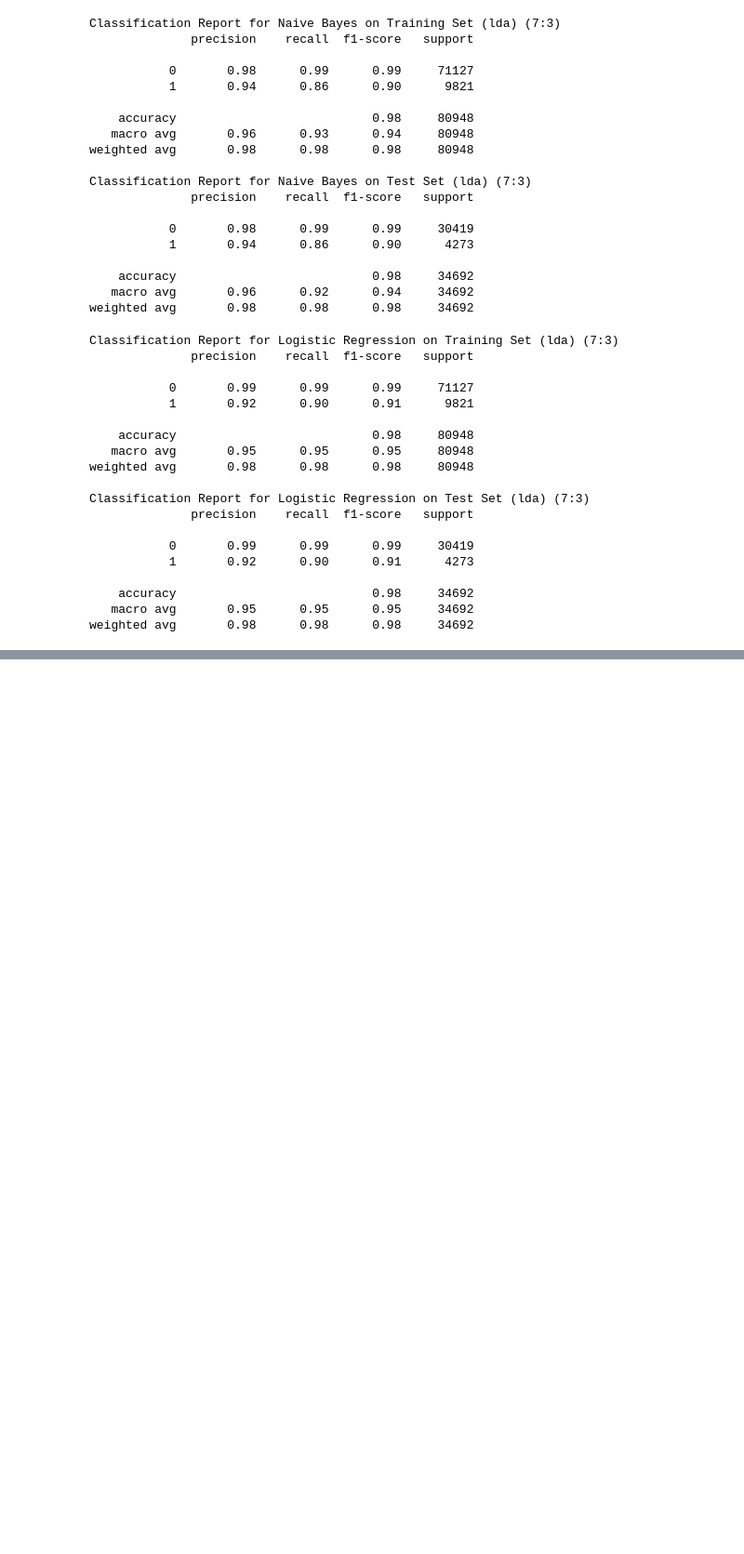
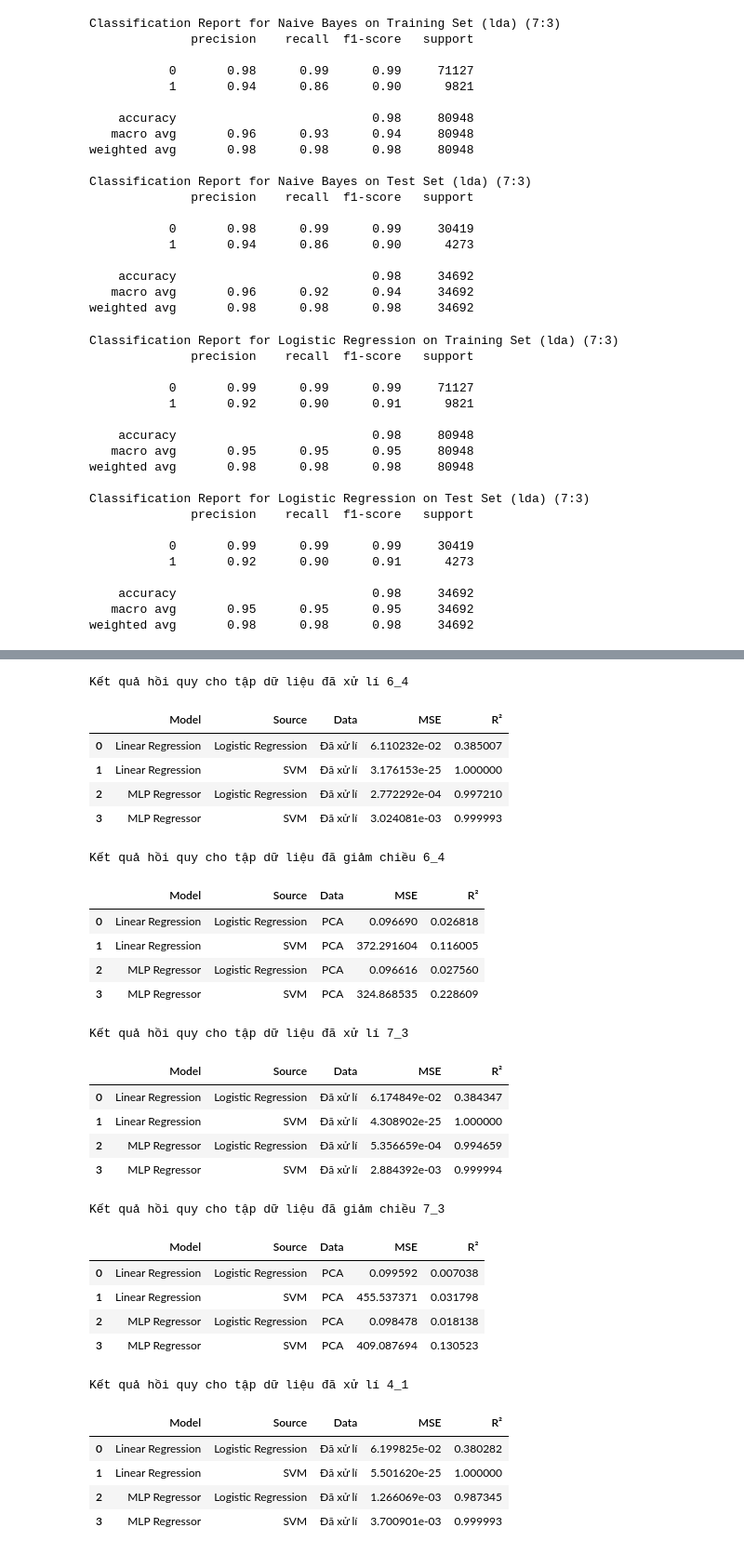
Before and after one commit to Yusshiro/Churn-Banking, a Jupyter notebook: churn_banking_kmeans.ipynb, the cells around one changed output, grey strips where cells are left out. Shown: that part at 93% size. Drawn from its saved outputs; the diff is of its cells as text; code cells hidden in the pictures; blank space fills up the shorter version.

```diff
--- a/churn_banking_kmeans.ipynb
+++ b/churn_banking_kmeans.ipynb
@@ -790,7 +602,7 @@ Confusion Matrix for Naive Bayes on Test Set (4:1)
 from sklearn.model_selection import train_test_split
 X_train_pca_7_3, X_test_pca_7_3, y_train_pca_7_3, y_test_pca_7_3 = train_test_split(X_pca, y, test_size=0.3, random_state=42)
 X_train_pca_6_4, X_test_pca_6_4, y_train_pca_6_4, y_test_pca_6_4 = train_test_split(X_pca, y, test_size=0.4, random_state=42)
-X_train_pca_8_2, X_test_pca_8_2, y_train_pca_8_2, y_test_pca_8_2 = train_test_split(X_pca, y, test_size=0.2, random_state=42)
+X_train_pca_4_1, X_test_pca_4_1, y_train_pca_4_1, y_test_pca_4_1 = train_test_split(X_pca, y, test_size=0.2, random_state=42)
 # %%
 from sklearn.naive_bayes import GaussianNB
 gnb = GaussianNB()
@@ -924,17 +736,17 @@ weighted avg       0.95      0.95      0.95     46256
 # 4-1
 # %%
 # Huấn luyện và dự đoán cho tỷ lệ 4:1
-gnb.fit(X_train_pca_8_2, y_train_pca_8_2)
-y_pred_pca_nb_8_2 = gnb.predict(X_train_pca_8_2)
+gnb.fit(X_train_pca_4_1, y_train_pca_4_1)
+y_pred_pca_nb_4_1 = gnb.predict(X_train_pca_4_1)
 
 # Đánh giá mô hình trên tập huấn luyện (4:1)
 print("Classification Report for Naive Bayes on Training Set (pca) (4:1)")
-print(classification_report(y_train_pca_8_2, y_pred_pca_nb_8_2))
+print(classification_report(y_train_pca_4_1, y_pred_pca_nb_4_1))
 
 # Dự đoán trên tập kiểm tra (4:1)
-y_pred = gnb.predict(X_test_pca_8_2)
+y_pred = gnb.predict(X_test_pca_4_1)
 print("Classification Report for Naive Bayes on Test Set (pca) (4:1)")
-print(classification_report(y_test_pca_8_2, y_pred))
+print(classification_report(y_test_pca_4_1, y_pred))
 # %% [output]
 Classification Report for Naive Bayes on Training Set (pca) (4:1)
               precision    recall  f1-score   support
@@ -1201,0 +1121,68 @@ weighted avg       0.98      0.98      0.98     34692
+# %%
+# Dữ liệu mẫu: splits là từ điển chứa tên các phân chia dữ liệu và tỷ lệ kiểm tra
+splits = {'6_4': 0.4, '7_3': 0.3, '4_1':0.2}  # Ví dụ
+# Chạy hồi quy trên mỗi tập chia dữ liệu
+for split_name, test_size in splits.items():
+    X_train = globals()[f'X_train_{split_name}']
+    y_train = globals()[f'y_train_{split_name}']
+    X_test = globals()[f'X_test_{split_name}']
+    y_test = globals()[f'y_test_{split_name}']
+
+    # Bước 1: Huấn luyện Logistic Regression và lấy xác suất lớp 1
+    logistic_regression = LogisticRegression()
+    logistic_regression.fit(X_train, y_train)
+
+    # Lấy xác suất của lớp 1 từ Logistic Regression
+    y_train_proba_logreg = logistic_regression.predict_proba(X_train)[:, 1]
+    y_test_proba_logreg = logistic_regression.predict_proba(X_test)[:, 1]
+
+    # Bước 2: Huấn luyện SVM với xác suất và lấy xác suất lớp 1
+    svm = SVC(kernel='linear', C=0.5, gamma='scale', random_state=42)
+    svm.fit(X_train, y_train)
+
+    # Lấy xác suất của lớp 1 từ SVM
+    # y_train_proba_svm = svm.predict_proba(X_train)[:, 1]
+    y_test_proba_svm = svm.decision_function(X_test)  # Giá trị hàm quyết định
+    print(f"\nKết quả hồi quy cho tập dữ liệu đã xử lí {split_name} \n")
+    # Truyền giá trị description vào hàm
+    regression_from_classification_output(X_test, y_test_proba_logreg, y_test_proba_svm, f"Đã xử lí")
+
+
+    # Bước 1: Giảm chiều dữ liệu bằng PCA
+    pca = PCA(n_components=1/3)  # Giữ lại 1/3 phương sai
+    X_train_pca = pca.fit_transform(X_train)
+    X_test_pca = pca.transform(X_test)
+    print(f"\nKết quả hồi quy cho tập dữ liệu đã giảm chiều {split_name} \n")
+    # Truyền giá trị description vào hàm
+    regression_from_classification_output(X_test_pca, y_test_proba_logreg, y_test_proba_svm, f"PCA")
+# %% [output]
+Kết quả hồi quy cho tập dữ liệu đã xử lí 6_4
+|  | Model | Source | Data | MSE | R² |
+| 0 | Linear Regression | Logistic Regression | Đã xử lí | 6.110232e-02 | 0.385007 |
+| 1 | Linear Regression | SVM | Đã xử lí | 3.176153e-25 | 1.000000 |
+| 2 | MLP Regressor | Logistic Regression | Đã xử lí | 2.772292e-04 | 0.997210 |
+| 3 | MLP Regressor | SVM | Đã xử lí | 3.024081e-03 | 0.999993 |
+Kết quả hồi quy cho tập dữ liệu đã giảm chiều 6_4
+|  | Model | Source | Data | MSE | R² |
+| 0 | Linear Regression | Logistic Regression | PCA | 0.096690 | 0.026818 |
+| 1 | Linear Regression | SVM | PCA | 372.291604 | 0.116005 |
+| 2 | MLP Regressor | Logistic Regression | PCA | 0.096616 | 0.027560 |
+| 3 | MLP Regressor | SVM | PCA | 324.868535 | 0.228609 |
+Kết quả hồi quy cho tập dữ liệu đã xử lí 7_3
+|  | Model | Source | Data | MSE | R² |
+| 0 | Linear Regression | Logistic Regression | Đã xử lí | 6.174849e-02 | 0.384347 |
+| 1 | Linear Regression | SVM | Đã xử lí | 4.308902e-25 | 1.000000 |
+| 2 | MLP Regressor | Logistic Regression | Đã xử lí | 5.356659e-04 | 0.994659 |
+| 3 | MLP Regressor | SVM | Đã xử lí | 2.884392e-03 | 0.999994 |
+Kết quả hồi quy cho tập dữ liệu đã giảm chiều 7_3
+|  | Model | Source | Data | MSE | R² |
+| 0 | Linear Regression | Logistic Regression | PCA | 0.099592 | 0.007038 |
+| 1 | Linear Regression | SVM | PCA | 455.537371 | 0.031798 |
+| 2 | MLP Regressor | Logistic Regression | PCA | 0.098478 | 0.018138 |
+| 3 | MLP Regressor | SVM | PCA | 409.087694 | 0.130523 |
+Kết quả hồi quy cho tập dữ liệu đã xử lí 4_1
+|  | Model | Source | Data | MSE | R² |
+| 0 | Linear Regression | Logistic Regression | Đã xử lí | 6.199825e-02 | 0.380282 |
+| 1 | Linear Regression | SVM | Đã xử lí | 5.501620e-25 | 1.000000 |
+| 2 | MLP Regressor | Logistic Regression | Đã xử lí | 1.266069e-03 | 0.987345 |
+| 3 | MLP Regressor | SVM | Đã xử lí | 3.700901e-03 | 0.999993 |
```
Also changed, not shown: parts of 32 cells of this notebook, 3 other files.
